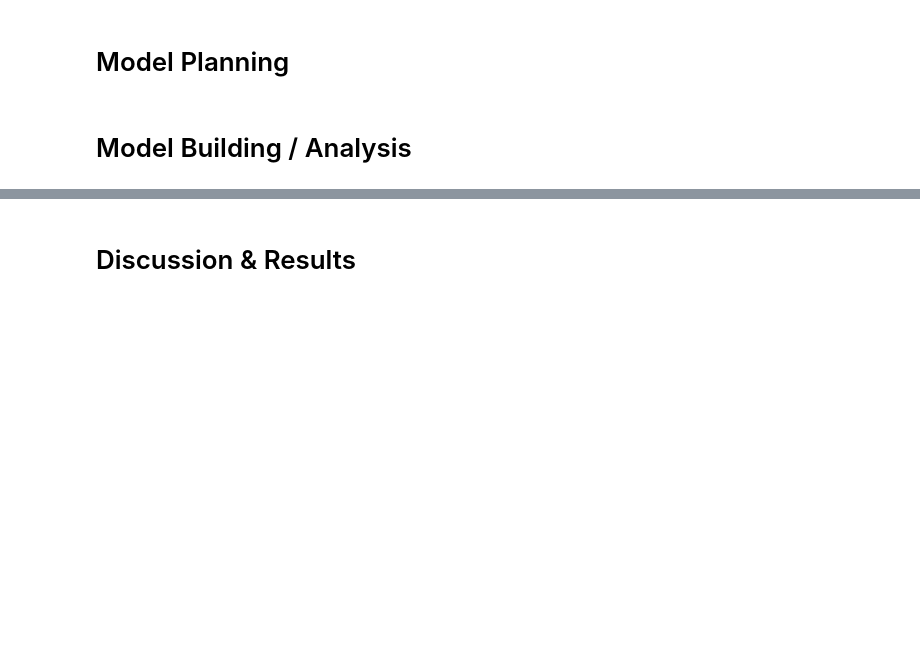
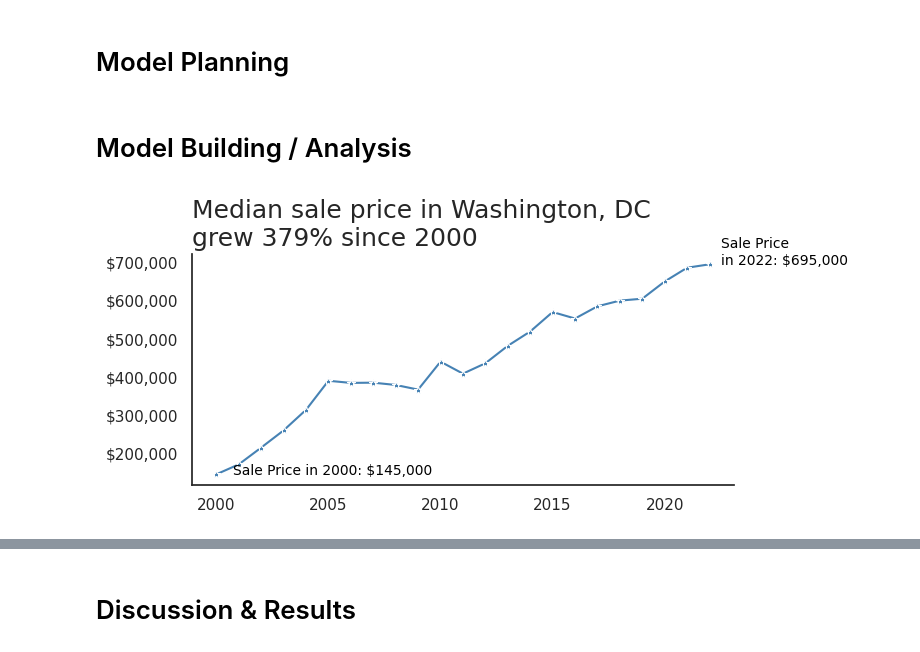
Before and after one commit to sierraperezdavid31/CIS9650-DC-Sales, a Jupyter notebook: Group_Project_15.ipynb, the cells around one changed output, grey strips where cells are left out. Cells and saved outputs as stored; diff of their text form; code cells hidden in the pictures; blank space fills up the shorter version.

Commit message:
Added 3 Graphs to our project

```diff
--- a/Group_Project_15.ipynb
+++ b/Group_Project_15.ipynb
@@ -232,0 +227,46 @@ new_df.head()
+# %%
+# Sale Date breakdown by Year
+# David
+
+# Aggregate the data
+new_df = new_df[new_df['year'] >= 2000]
+salebyyear = new_df.groupby(['year'])['sale_price'].median().reset_index()
+
+
+# Plotting the data
+fig, ax = plt.subplots(figsize = (7,3))
+sns.despine()
+
+# Creating the line plot
+ax = sns.lineplot(data = salebyyear, x = 'year', y = 'sale_price', marker = "*", color = "steelblue")
+
+# Custumizing the graphs
+ax.set_title("Median sale price in Washington, DC\ngrew 379% since 2000", loc = "Left", fontdict = {'fontsize': 18})
+ax.set_xlabel('')
+ax.yaxis.set_major_formatter('${x:,.0f}')
+ax.set_ylabel('')
+plt.rc('font', size = 10)
+
+# Labeling Labels
+# https://medium.com/swlh/quick-guide-to-labelling-data-for-common-seaborn-plots-736e10bf14a9
+for x, y in zip(salebyyear['year'], salebyyear['sale_price']):
+  if x == 2000:
+    plt.text(x = x + .75, # x-coordinate position of data label
+    y = y - .5, # y-coordinate position of data label, adjusted to be 150 below the data point
+    s = f"Sale Price in {x}: ${y:,.0f}", # data label, formatted to ignore decimals
+    color = "black",
+    fontsize = 10,
+    )
+  elif x == 2022:
+    plt.text(x = x + .5, # x-coordinate position of data label
+    y = y - 1, # y-coordinate position of data label, adjusted to be 150 below the data point
+    s = f"Sale Price\nin {x}: ${y:,.0f}", # data label, formatted to ignore decimals
+    color = "black",
+    fontsize = 10,
+    )
+
+
+# Show graph
+plt.show()
+# %% [output]
+[figure, added]
```
Also changed, not shown: parts of 9 cells of this notebook.
